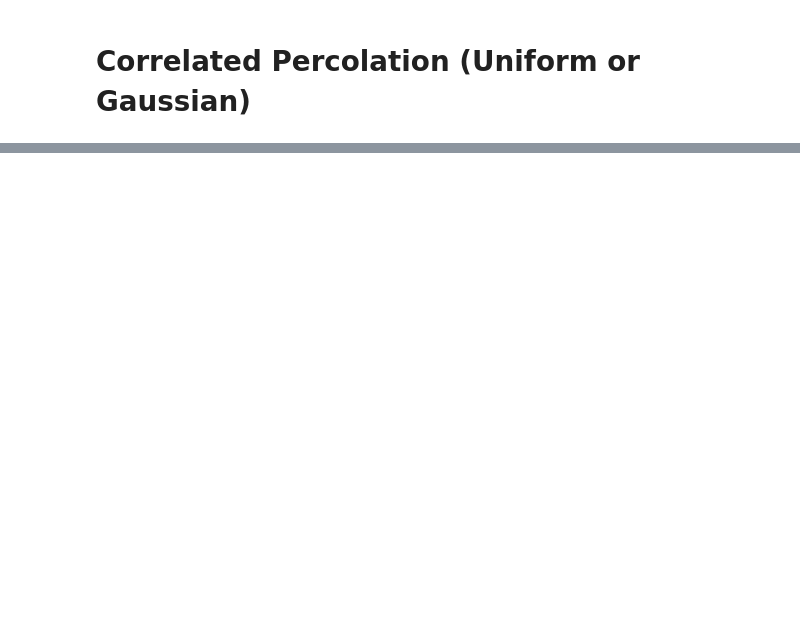
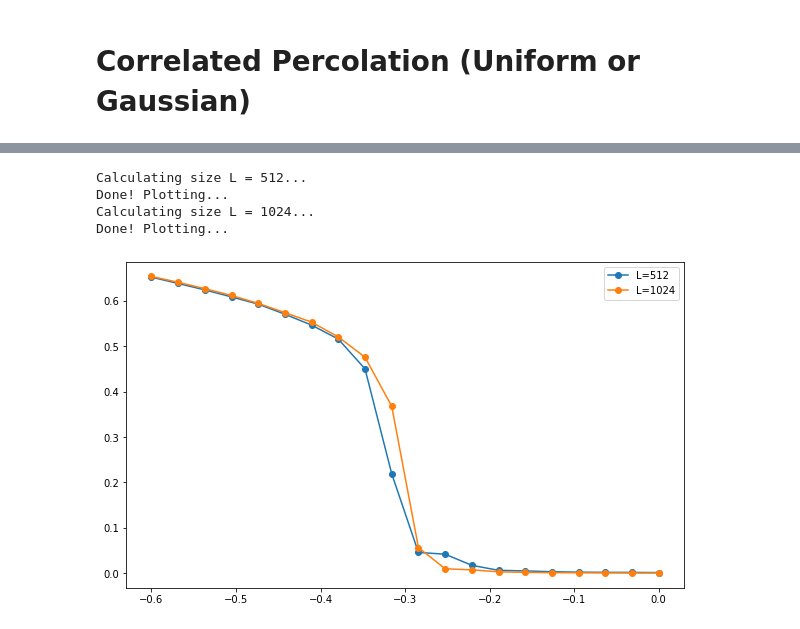
Before and after one commit to sebgrijalva/PerClus, a Jupyter notebook: examples/Basic Use.ipynb, the cells around one changed output, grey strips where cells are left out. Saved outputs shown, nothing was run; the diff lists cells and outputs as text; code cells hidden in the pictures; blank space fills up the shorter version.

```diff
--- a/examples/Basic Use.ipynb
+++ b/examples/Basic Use.ipynb
@@ -36,21 +76,27 @@ plt.colorbar(fraction=0.047, pad=0.02)
 # %%
-sizes = [2**5, 2**6, 2**7, 2**8]
+sizes = [512, 1024]
 n_samples = 100
 plt.figure(figsize=(10,6))
 
 for L in sizes:
     print(f'Calculating size L = {L}...')
-    u_surface = Correlated(L, L, type='uniform')
-    heights = np.linspace(-.6,0,20)
+    unif_surface = Correlated(L, L, type='uniform')
+    levels = np.linspace(-0.6,0,20)
     results = []
-    for h in heights:
+    for h in levels:
         max_masses = []
         for _ in range(n_samples):
-            sample = (u_surface.sample>h).astype(int)
-            clusters, masses = perclus.clustering.get_clusters(sample, open=False, get_masses=True)
+            clusters = unif_surface.get_clusters(h)
+            masses = unif_surface.get_masses()
             max_masses.append(np.max(masses))
         results.append(np.mean(max_masses)/L**2)
 #        errors.append(np.std(max_masses)/np.sqrt(L*n_samples))
     print('Done! Plotting...')
-    plt.plot(heights, results, '-o', label=f'L={L}')
+    plt.plot(levels, results, '-o', label=f'L={L}')
     plt.legend()
+# %% [output]
+Calculating size L = 512...
+Done! Plotting...
+Calculating size L = 1024...
+Done! Plotting...
+[figure, added]
```
Also changed, not shown: parts of 13 cells of this notebook, 1 other file.
